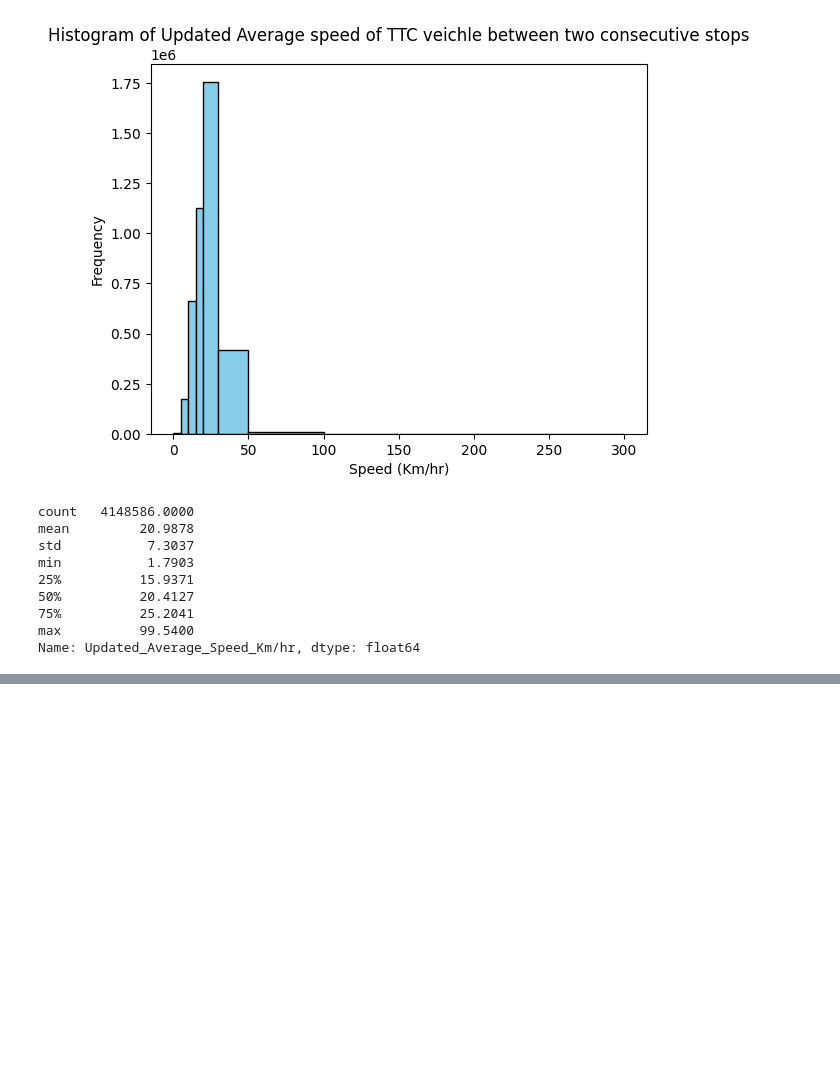
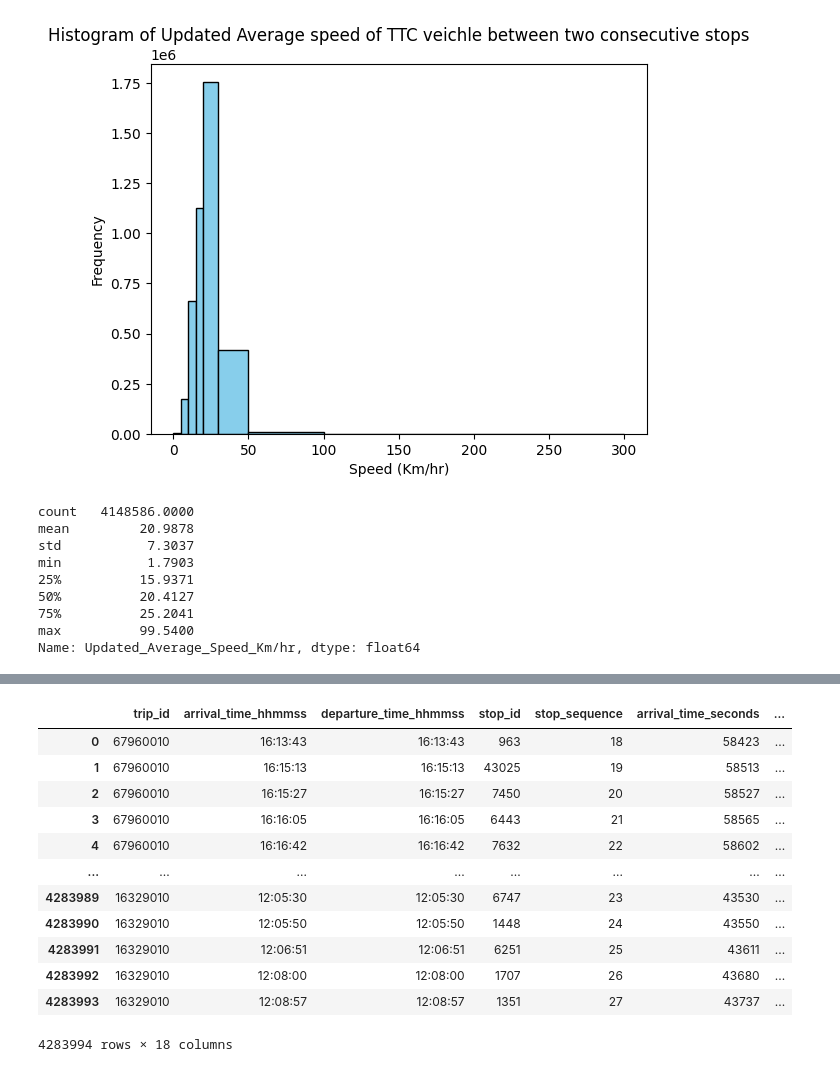
Before and after one commit to devslinky/TAL, a Jupyter notebook: GTFS_static_data_vis.ipynb, the cells around one changed output, grey strips where cells are left out. Drawn from its saved outputs; the diff is of its cells as text; code cells hidden in the pictures; blank space fills up the shorter version.

```diff
--- a/GTFS_static_data_vis.ipynb
+++ b/GTFS_static_data_vis.ipynb
@@ -2722,0 +2866,54 @@ Name: Updated_Average_Speed_Km/hr, dtype: float64
+# %%
+# lets get some information from different tables to suppleement the trip metrics table
+
+# getting direction travelled (a binary value denoting where the trip is heading), trip_short_name (tell us the route subtype like if its 100A vs 100 vs 100C bus) and trip_headsign (the name of the direction of travel of the trip)
+# for each trip from trips dataframe and merging with trip_metrics
+
+trip_metrics = duckdb.sql("""
+    SELECT
+    tm.*,
+    trips.direction_id as direction_of_travel_binary,
+    trips.trip_short_name as route_subtype,
+    trips.trip_headsign as direction_of_travel_name
+    FROM trip_metrics AS tm
+    JOIN trips AS trips
+      ON tm.trip_id = trips.trip_id
+""").df()
+
+# include stop_name and stop_code for each stop_id in trip_metrics by merging with stops dataframe
+trip_metrics = duckdb.sql("""
+    SELECT
+    tm.*,
+    stops.stop_name as stop_name,
+    stops.stop_code as stop_code
+    FROM trip_metrics AS tm
+    JOIN stops AS stops
+      ON tm.stop_id = stops.stop_id
+""").df()
+
+# add shape_id to trip_metrics by merging with trips dataframe
+trip_metrics = duckdb.sql("""
+    SELECT
+    tm.*,
+    trips.shape_id as shape_id
+    FROM trip_metrics AS tm
+    JOIN trips AS trips
+      ON tm.trip_id = trips.trip_id
+""").df()
+
+
+display(trip_metrics)
+# %% [output]
+|  | trip_id | arrival_time_hhmmss | departure_time_hhmmss | stop_id | stop_sequence | arrival_time_seconds | ... |
+| 0 | 67960010 | 16:13:43 | 16:13:43 | 963 | 18 | 58423 | ... |
+| 1 | 67960010 | 16:15:13 | 16:15:13 | 43025 | 19 | 58513 | ... |
+| 2 | 67960010 | 16:15:27 | 16:15:27 | 7450 | 20 | 58527 | ... |
+| 3 | 67960010 | 16:16:05 | 16:16:05 | 6443 | 21 | 58565 | ... |
+| 4 | 67960010 | 16:16:42 | 16:16:42 | 7632 | 22 | 58602 | ... |
+| ... | ... | ... | ... | ... | ... | ... | ... |
+| 4283989 | 16329010 | 12:05:30 | 12:05:30 | 6747 | 23 | 43530 | ... |
+| 4283990 | 16329010 | 12:05:50 | 12:05:50 | 1448 | 24 | 43550 | ... |
+| 4283991 | 16329010 | 12:06:51 | 12:06:51 | 6251 | 25 | 43611 | ... |
+| 4283992 | 16329010 | 12:08:00 | 12:08:00 | 1707 | 26 | 43680 | ... |
+| 4283993 | 16329010 | 12:08:57 | 12:08:57 | 1351 | 27 | 43737 | ... |
+4283994 rows × 18 columns
```
Also changed, not shown: parts of 19 cells of this notebook.
